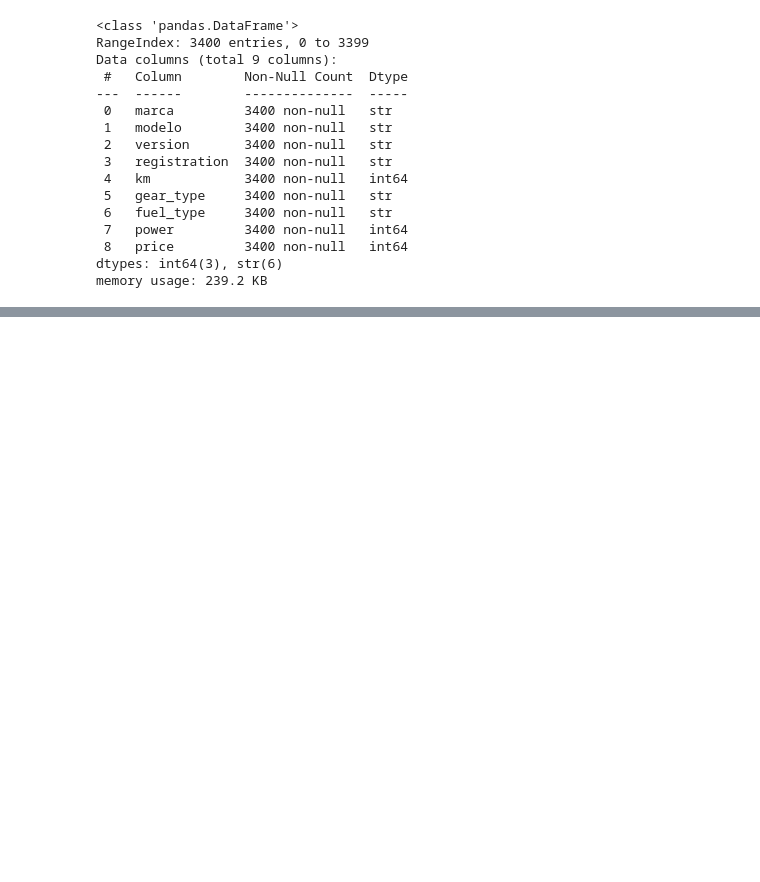
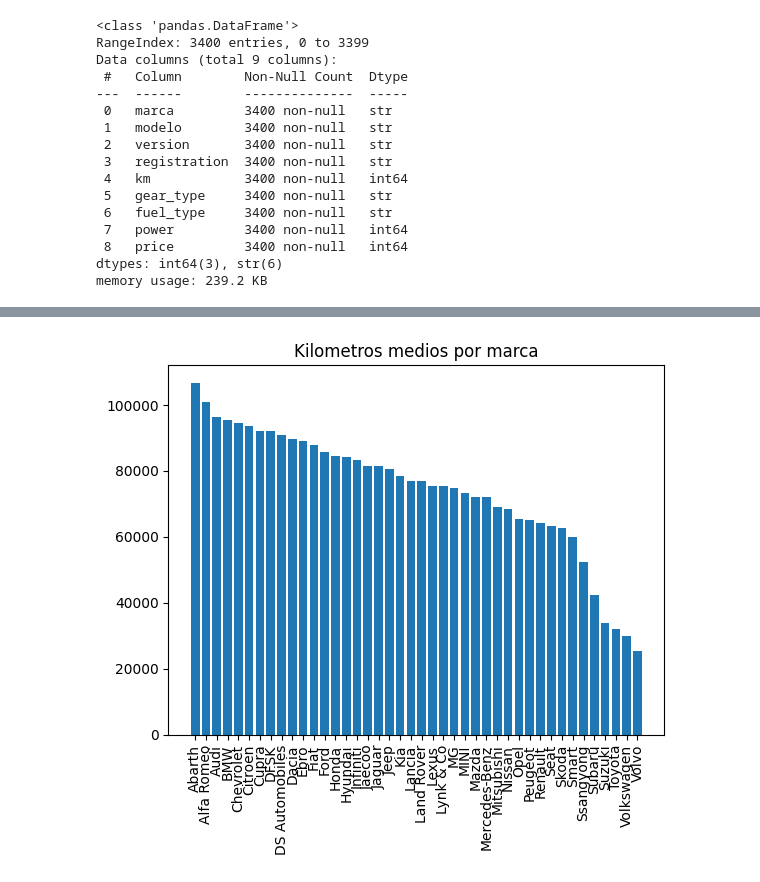
Before and after one commit to JaviFigueroaVicente/IberiaDriveInsights, a Jupyter notebook: backend/notebooks/analisis_coches.ipynb, the cells around one changed output, grey strips where cells are left out. Saved outputs shown, nothing was run; the diff lists cells and outputs as text; code cells hidden in the pictures; blank space fills up the shorter version.

```diff
--- a/backend/notebooks/analisis_coches.ipynb
+++ b/backend/notebooks/analisis_coches.ipynb
@@ -44,0 +119,9 @@ Name: km, dtype: float64
+# %%
+df_marcas_kms_medios = data.groupby(['marca'])['km'].mean().reset_index()
+# %%
+plt.bar(df_marcas_kms_medios['marca'], df_marcas_kms_medios['km'].sort_values(ascending=False))
+plt.xticks(rotation=90)
+plt.title('Kilometros medios por marca')
+plt.show()
+# %% [output]
+[figure, added]
```
Also changed, not shown: parts of 26 cells of this notebook, 1 other file.
